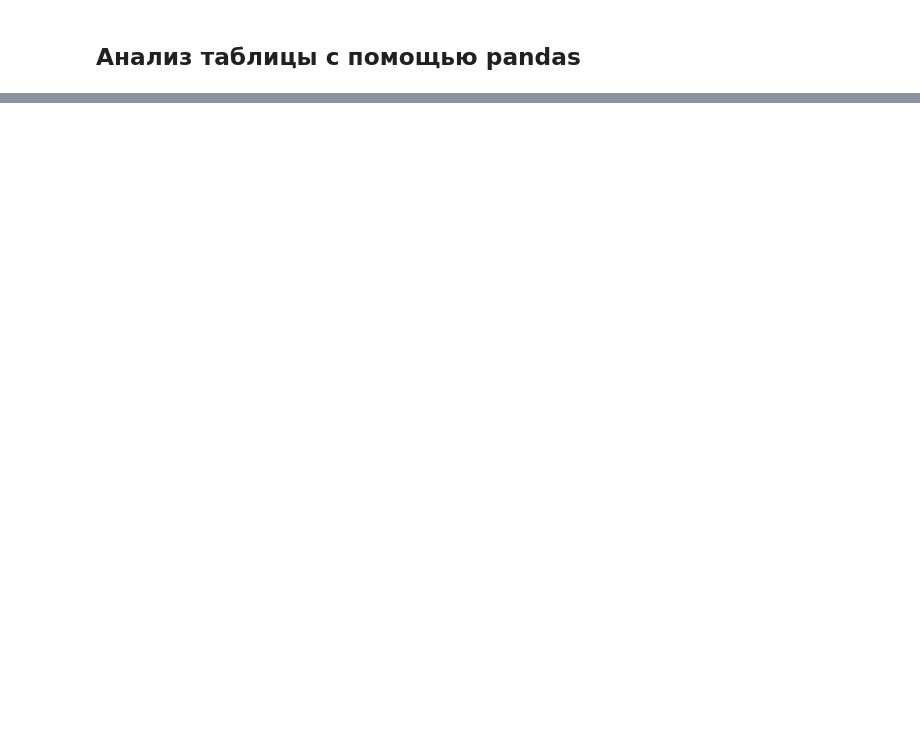
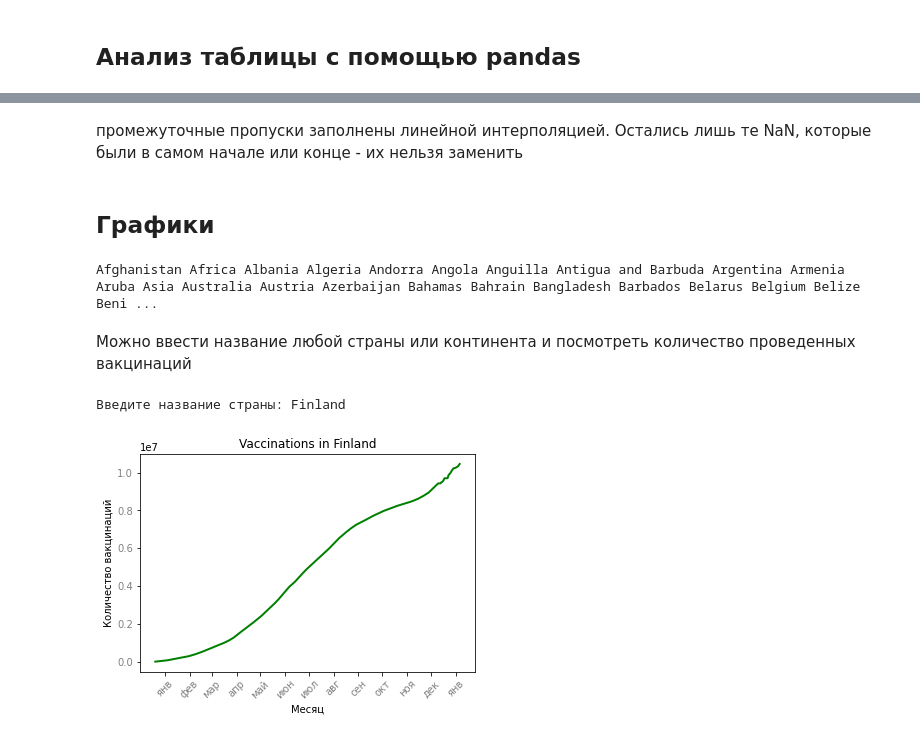
Before and after one commit to KonstantinBurkin/Vaccination_rates, a Jupyter notebook: World_vaccination_data_analysis.ipynb, the cells around one changed output, grey strips where cells are left out. Saved outputs shown, nothing was run; the diff lists cells and outputs as text; code cells hidden in the pictures; blank space fills up the shorter version.

Commit message:
Final file with new name
Downloaded final version of the file and changed the name of the file

```diff
--- a/World_vaccination_data_analysis.ipynb
+++ b/World_vaccination_data_analysis.ipynb
@@ -156,4 +83,0 @@ plt.show()
-# %%
-for i in range(0,len(fully_vaccinated_table),2):
-    plt.plot(fully_vaccinated_table[i], fully_vaccinated_table[i+1], linewidth=1, color='green')
-plt.show()
@@ -289,0 +130,9 @@ plt.grid()
+# %%
+# всех список стран (континентов) из датасета
+countries = list(data_table.Country.unique())
+# print(*countries)
+# %%
+# заполняю пропущенные значения вакцинаций линейной апроксимацией
+for country in countries:
+    data_table.loc[data_table['Country'] == country] = \
+    data_table.loc[data_table['Country'] == country].interpolate(method='linear')
@@ -289,0 +153,43 @@ plt.grid()
+# %% [markdown]
+промежуточные пропуски заполнены линейной интерполяцией. Остались лишь те NaN, которые были в самом начале или конце - их нельзя заменить
+# %% [markdown]
+## Графики
+# %%
+#  Список всех стран и континентов
+print(*countries)
+# %% [output]
+Afghanistan Africa Albania Algeria Andorra Angola Anguilla Antigua and Barbuda Argentina Armenia Aruba Asia Australia Austria Azerbaijan Bahamas Bahrain Bangladesh Barbados Belarus Belgium Belize Beni ...
+# %%
+# список месяцев в году
+months = ['январь', 'февраль', 'март', 'апрель', 'май', 'июнь', 'июль', 'август', 'сентябрь', 'октябрь', 'ноябрь', 'декабрь']
+# %% [markdown]
+Можно ввести название любой страны или континента и посмотреть количество проведенных вакцинаций
+# %%
+country = input('Введите название страны: ')
+
+x = list(data_table[data_table['Country'] == country].Date)
+y = data_table[data_table['Country'] == country].Vaccinations
+
+f1 = plt.figure(1)
+
+plt.title(f'Vaccinations in {country}')
+plt.xlabel('Месяц')
+plt.ylabel('Количество вакцинаций')
+
+# Выбираю отметки для дат - середины месяцев - 15ые числа
+tick_values = [index for index,value in enumerate(x) if '-15' in value]
+# Сопоставляю названия месяцев для этих дат
+tick_names = []
+for i in tick_values:
+    tick_names.append(months[int(str(x[i])[5:7])-1])
+tick_names_new = [elem[:3] for elem in tick_names]
+
+plt.xticks(tick_values, tick_names_new, rotation =45, color='grey')
+plt.yticks(color='grey')
+
+
+plt.plot(x, y, linewidth=2, color='green')
+f1.show()
+# %% [output]
+Введите название страны: Finland
+[figure, added]
```
Also changed, not shown: parts of 45 cells of this notebook.
